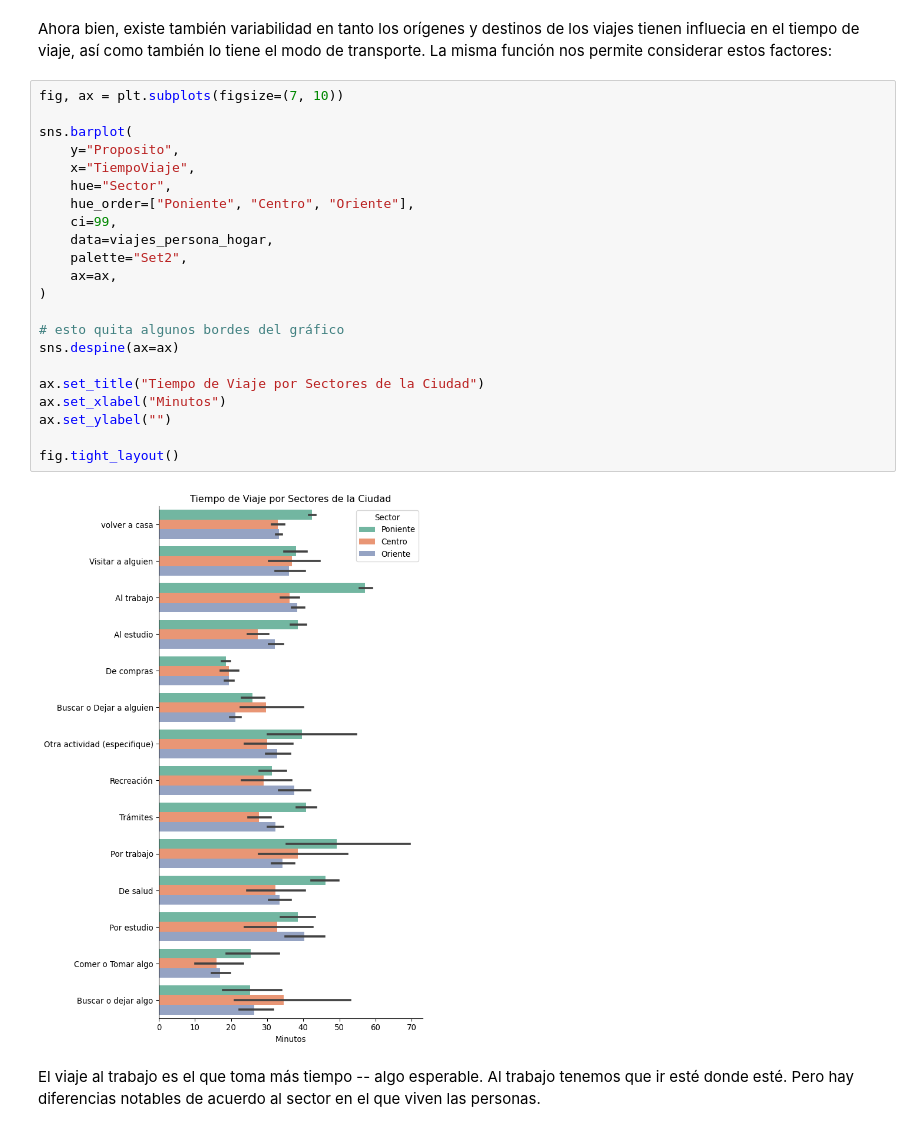
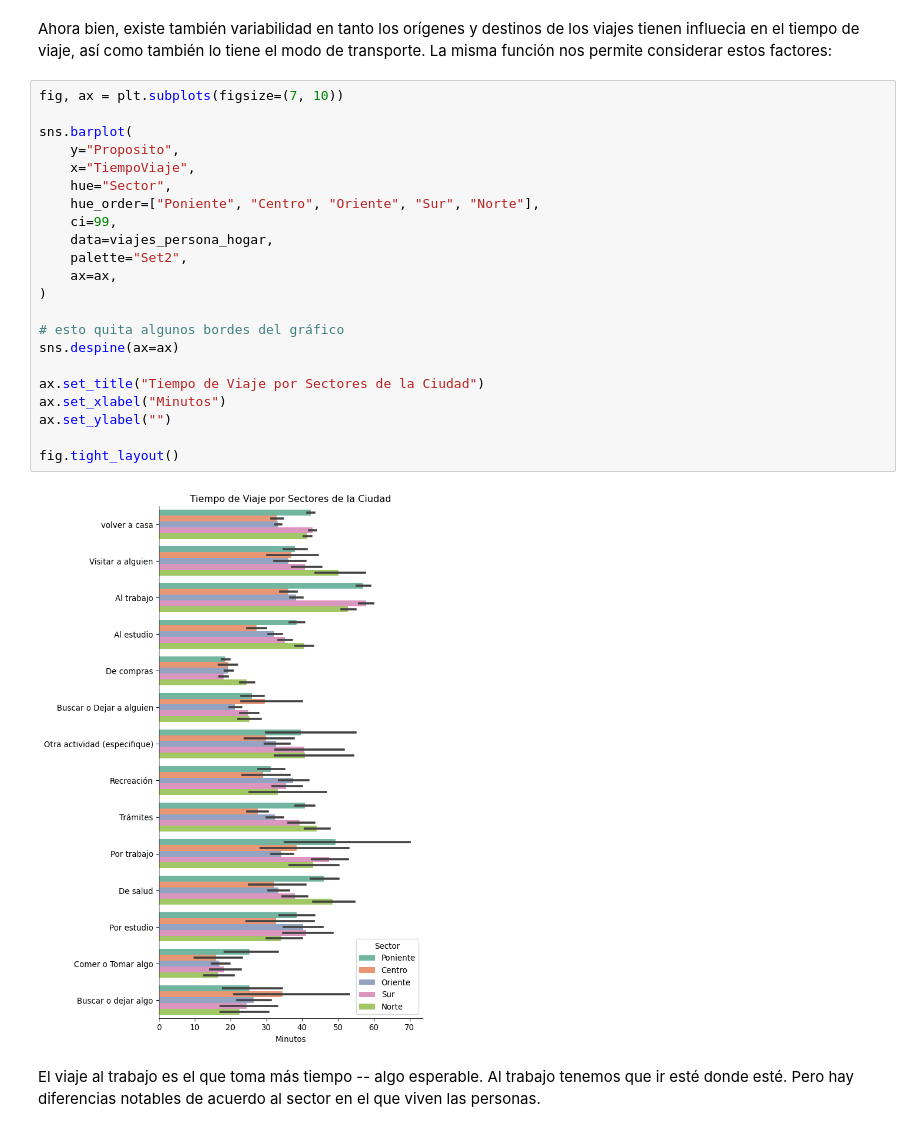
Before and after one commit to zorzalerrante/aves, a Jupyter notebook: notebooks/01-python-tools.ipynb, the cells around one changed output. Cells and saved outputs as stored; diff of their text form.

```diff
--- a/notebooks/01-python-tools.ipynb
+++ b/notebooks/01-python-tools.ipynb
@@ -366,27 +419,27 @@ Ahora bien, existe también variabilidad en tanto los orígenes y destinos de lo
 # %%
 fig, ax = plt.subplots(figsize=(7, 10))
 
 sns.barplot(
     y="Proposito",
     x="TiempoViaje",
     hue="Sector",
-    hue_order=["Poniente", "Centro", "Oriente"],
+    hue_order=["Poniente", "Centro", "Oriente", "Sur", "Norte"],
     ci=99,
     data=viajes_persona_hogar,
     palette="Set2",
     ax=ax,
 )
 
 # esto quita algunos bordes del gráfico
 sns.despine(ax=ax)
 
 ax.set_title("Tiempo de Viaje por Sectores de la Ciudad")
 ax.set_xlabel("Minutos")
 ax.set_ylabel("")
 
 fig.tight_layout()
 # %% [output]
-[figure, old version]
+[figure, new version]
 # %% [markdown]
 El viaje al trabajo es el que toma más tiempo -- algo esperable. Al trabajo tenemos que ir esté donde esté. Pero hay diferencias notables de acuerdo al sector en el que viven las personas.
 # %% [markdown]
```
Also changed, not shown: parts of 34 cells of this notebook.
